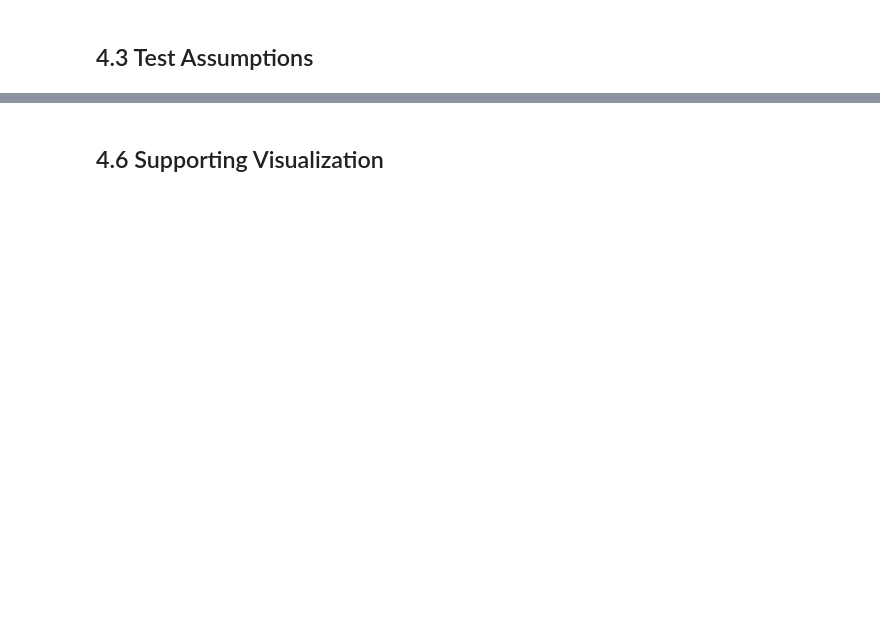
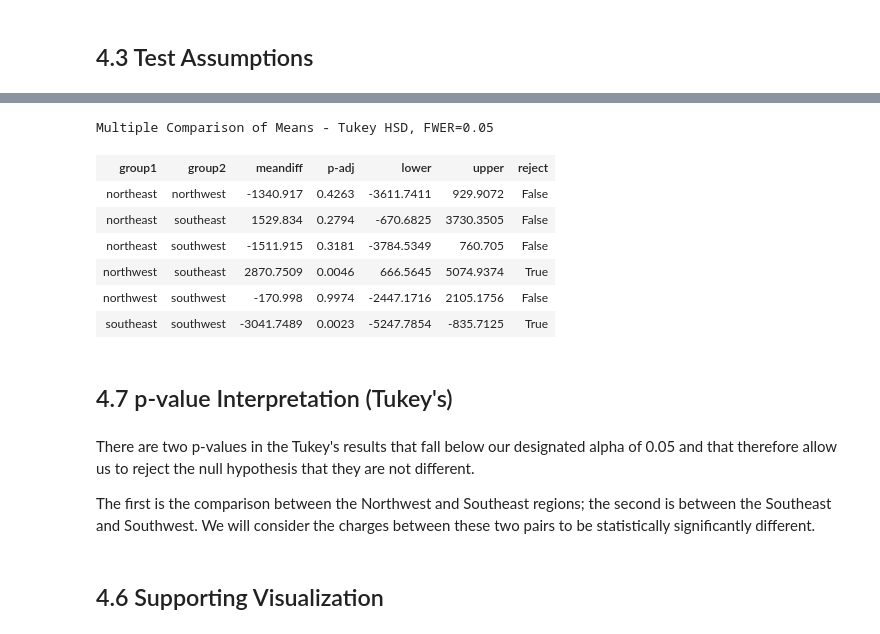
Before and after one commit to kellianneyang/statistics-practice, a Jupyter notebook: hypothesis_testing_with_insurance_data.ipynb, the cells around one changed output, grey strips where cells are left out. Saved outputs shown, nothing was run; the diff lists cells and outputs as text; code cells hidden in the pictures; blank space fills up the shorter version.

```diff
--- a/hypothesis_testing_with_insurance_data.ipynb
+++ b/hypothesis_testing_with_insurance_data.ipynb
@@ -254,0 +415,10 @@ Test:
+# %%
+# check for and remove outliers
+
+# iterate through groups
+for region, charges in groups.items():
+    zscores = stats.zscore(charges)
+    outliers = abs(zscores) > 3
+    print(f"Outliers for {region}: {np.sum(outliers)}")
+    print(charges[(np.abs(stats.zscore(charges)) > 3)].sort_values())
+    print()
@@ -254,0 +443,4 @@ Test:
+# %%
+# delete outliers
+for region, charges in groups.items():
+    groups[region] = charges[(np.abs(stats.zscore(charges)) <= 3)]
@@ -254,0 +449,4 @@ Test:
+# %%
+# check if outliers were removed
+for region, charges in groups.items():
+    print(f"{region} max charges: {charges.max()}")
@@ -259,2 +506,25 @@ Test:
+# %%
+# save values and labels
+values = tukeys_df['charges']
+labels = tukeys_df['region']
+
+# tukey's multiple comparison test
+tukeys_results = pairwise_tukeyhsd(values, labels)
+tukeys_results.summary()
+# %% [output]
+Multiple Comparison of Means - Tukey HSD, FWER=0.05
+| group1 | group2 | meandiff | p-adj | lower | upper | reject |
+| northeast | northwest | -1340.917 | 0.4263 | -3611.7411 | 929.9072 | False |
+| northeast | southeast | 1529.834 | 0.2794 | -670.6825 | 3730.3505 | False |
+| northeast | southwest | -1511.915 | 0.3181 | -3784.5349 | 760.705 | False |
+| northwest | southeast | 2870.7509 | 0.0046 | 666.5645 | 5074.9374 | True |
+| northwest | southwest | -170.998 | 0.9974 | -2447.1716 | 2105.1756 | False |
+| southeast | southwest | -3041.7489 | 0.0023 | -5247.7854 | -835.7125 | True |
+# %% [markdown]
+## 4.7 p-value Interpretation (Tukey's)
+# %% [markdown]
+There are two p-values in the Tukey's results that fall below our designated alpha of 0.05 and that therefore allow us to reject the null hypothesis that they are not different.
+
+The first is the comparison between the Northwest and Southeast regions; the second is between the Southeast and Southwest. We will consider the charges between these two pairs to be statistically significantly different.
 # %% [markdown]
 ## 4.6 Supporting Visualization
```
Also changed, not shown: parts of 40 cells of this notebook.
